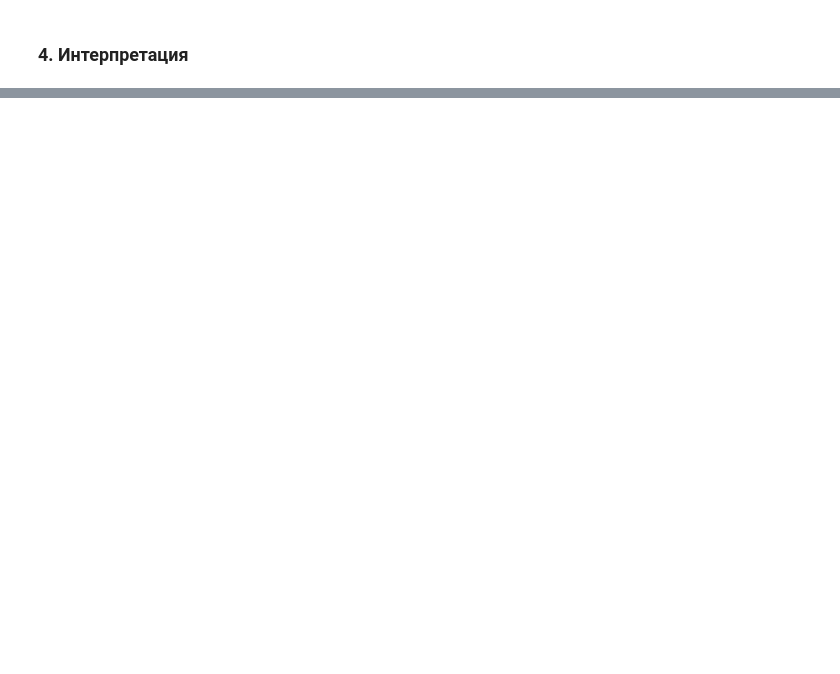
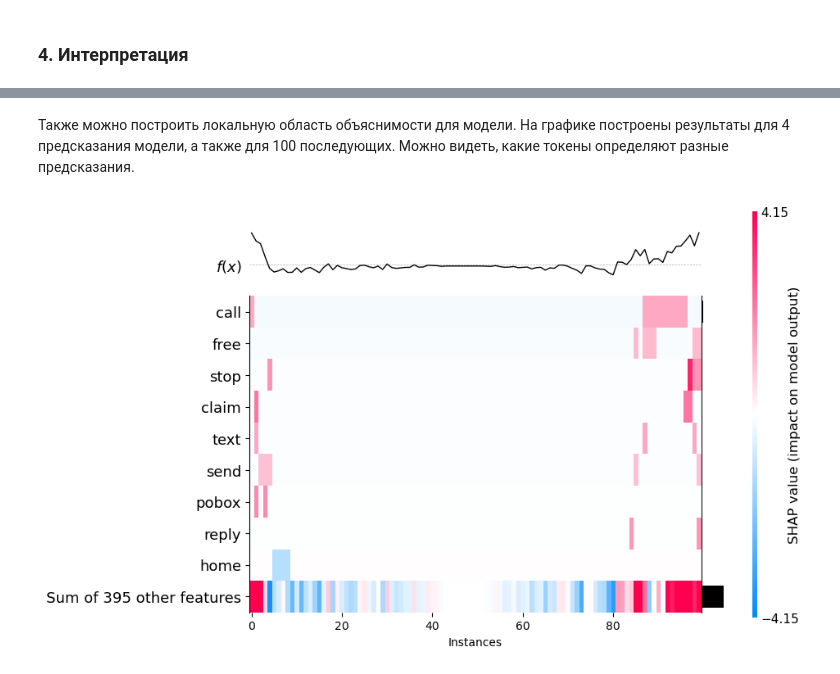
Before and after one commit to CyberLympha/data-analyze-for-cybersecurity, a Jupyter notebook: Практика/5.1/5.1 Practice - Spam Classification.ipynb, the cells around one changed output, grey strips where cells are left out. Drawn from its saved outputs; the diff is of its cells as text; code cells hidden in the pictures; blank space fills up the shorter version.

```diff
--- a/Практика/5.1/5.1 Practice - Spam Classification.ipynb
+++ b/Практика/5.1/5.1 Practice - Spam Classification.ipynb
@@ -559,0 +557,8 @@ y=1 top features
+# %% [markdown]
+Также можно построить локальную область объяснимости для модели. На графике построены результаты для 4 предсказания модели, а также для 100 последующих. Можно видеть, какие токены определяют разные предсказания.
+# %%
+index  = 3
+
+shap.plots.heatmap(shap_values_line[index:index+100])
+# %% [output]
+[figure, added]
```
Also changed, not shown: parts of 24 cells of this notebook.
